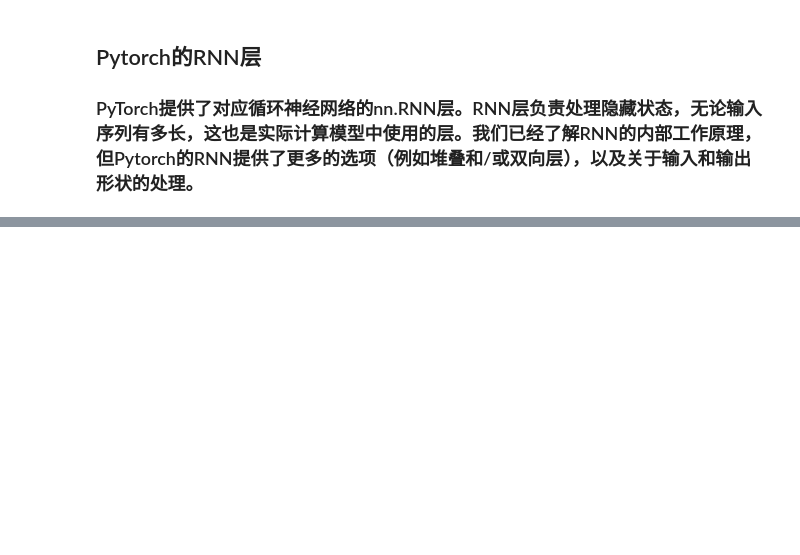
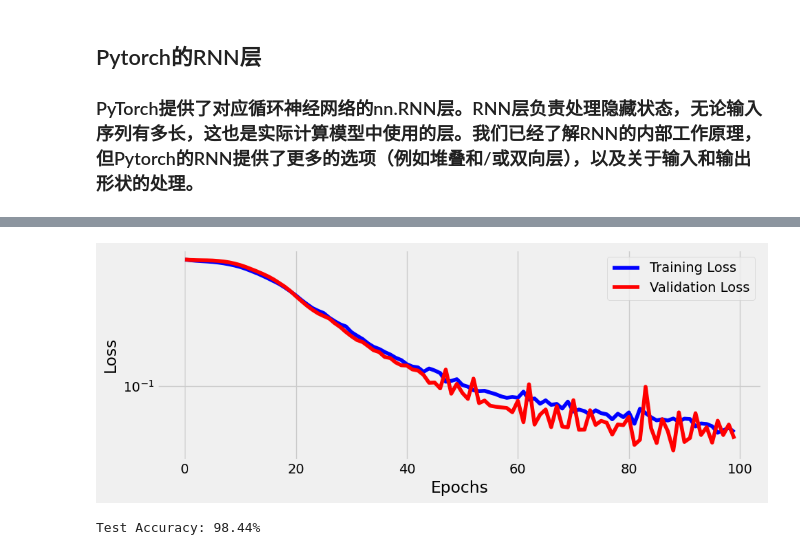
Before and after one commit to ShuningCui/AIMicromajor, a Jupyter notebook: Lesson4/1_RNN.ipynb, the cells around one changed output, grey strips where cells are left out. Saved outputs shown, nothing was run; the diff lists cells and outputs as text; code cells hidden in the pictures; blank space fills up the shorter version.

```diff
--- a/Lesson4/1_RNN.ipynb
+++ b/Lesson4/1_RNN.ipynb
@@ -36,3 +32,4 @@ def generate_sequences(n=128, variable_len=False, seed=13):
     return np.array(points), np.array(directions)
 # %%
 points, directions = generate_sequences(n=128, seed=13)
+test_points, test_directions = generate_sequences(seed=19)
@@ -43,3 +36,13 @@ points.shape
+# %%
+train_data = TensorDataset(
+    torch.as_tensor(points).float(), torch.as_tensor(directions).view(-1, 1).float()
+)
+test_data = TensorDataset(
+    torch.as_tensor(test_points).float(),
+    torch.as_tensor(test_directions).view(-1, 1).float(),
+)
+train_loader = DataLoader(train_data, batch_size=16, shuffle=True)
+test_loader = DataLoader(test_data, batch_size=16)
 # %% [markdown]
 ## Recurrent Neural Networks (RNNs)
 
@@ -90,0 +108,12 @@ OrderedDict([('weight_ih_l0',
+# %%
+n_features = 2
+hidden_dim = 2
+n_outputs = 1
+epochs = 100
+model = SquareModel(n_features=n_features, hidden_dim=hidden_dim, n_outputs=n_outputs)
+loss = nn.BCEWithLogitsLoss()
+optimizer = optim.Adam(model.parameters(), lr=0.01)
+# %%
+train_losses, test_losses = train(
+    model, train_loader, test_loader, loss, optimizer, epochs
+)
@@ -90,0 +138,32 @@ OrderedDict([('weight_ih_l0',
+# %%
+import matplotlib.pyplot as plt
+
+plt.style.use("fivethirtyeight")
+
+
+def plot_losses():
+    fig = plt.figure(figsize=(10, 4))
+    plt.plot(train_losses, label="Training Loss", c="b")
+    plt.plot(test_losses, label="Validation Loss", c="r")
+    plt.yscale("log")
+    plt.xlabel("Epochs")
+    plt.ylabel("Loss")
+    plt.legend()
+    plt.tight_layout()
+    return fig
+
+
+fig = plot_losses()
+# %% [output]
+[figure, added]
+# %%
+import torchmetrics
+
+accuracy = torchmetrics.Accuracy(task="binary")
+for _, (x, y) in enumerate(test_loader):
+    yhat = model(x)
+    accuracy(yhat, y)
+accuracy.compute()
+print(f"Test Accuracy: {accuracy.compute().item() * 100:.2f}%")
+# %% [output]
+Test Accuracy: 98.44%
```
Also changed, not shown: parts of 6 cells of this notebook, 14 other files.
